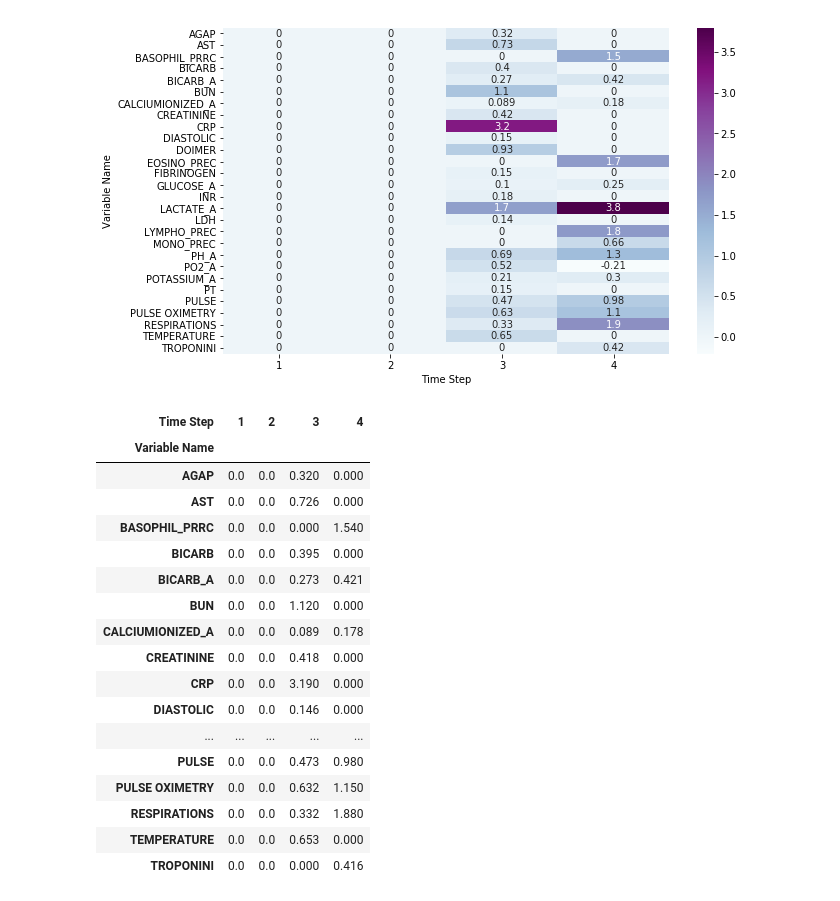
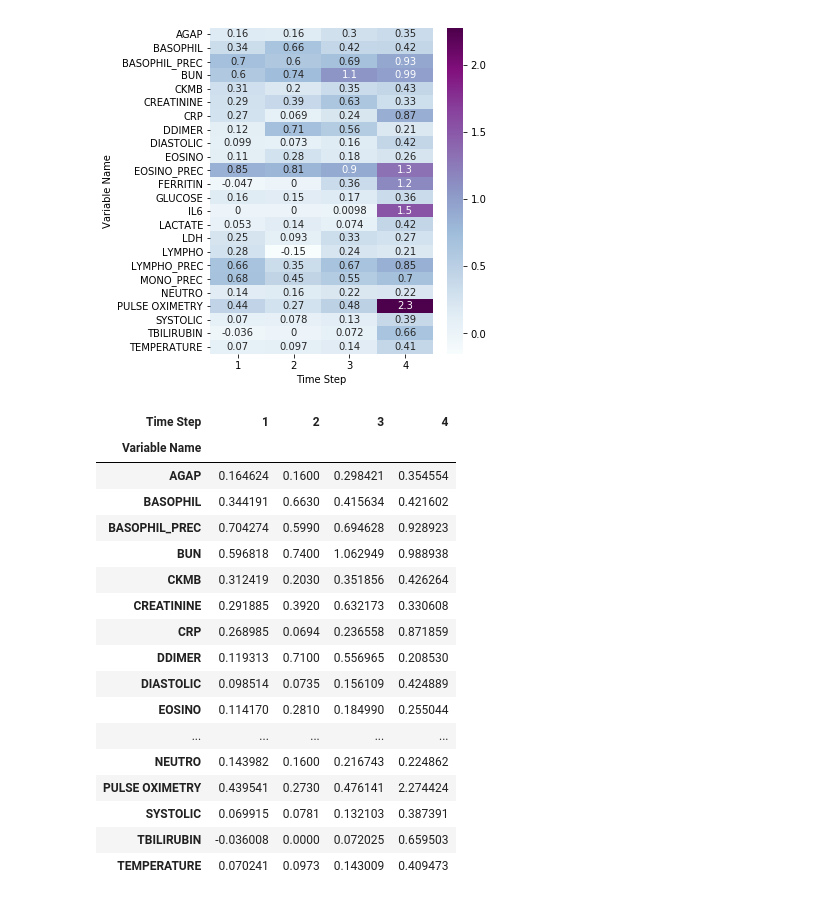
Before and after one commit to Tingyiwanyan/Contrastive_Learning_For_Covid, a Jupyter notebook: draw_heat_map.ipynb, the cells around one changed output. Drawn from its saved outputs; the diff is of its cells as text; code cells hidden in the pictures.

```diff
--- a/draw_heat_map.ipynb
+++ b/draw_heat_map.ipynb
@@ -4,30 +4,30 @@ import numpy as np
 import matplotlib.pyplot as plt
 # %%
 import pandas as pd
-heat = pd.read_csv("Heat_map_cl_death_24 .csv")
+heat = pd.read_csv("ave_heat_death_map_cl .csv")
 heat_map = heat.pivot("Variable Name","Time Step","Positive Contribute Value")
-fig = plt.figure(figsize=(10,6))
+fig = plt.figure(figsize=(5,6))
 heat_ = sns.heatmap(heat_map,annot=True,cmap='BuPu')
 # %% [output]
-[figure, old version]
+[figure, new version]
 # %%
 heat_map
 # %% [output]
 | Time Step | 1 | 2 | 3 | 4 |
 | Variable Name |  |  |  |  |
-| AGAP | 0.0 | 0.0 | 0.320 | 0.000 |
-| AST | 0.0 | 0.0 | 0.726 | 0.000 |
-| BASOPHIL_PRRC | 0.0 | 0.0 | 0.000 | 1.540 |
-| BICARB | 0.0 | 0.0 | 0.395 | 0.000 |
-| BICARB_A | 0.0 | 0.0 | 0.273 | 0.421 |
-| BUN | 0.0 | 0.0 | 1.120 | 0.000 |
-| CALCIUMIONIZED_A | 0.0 | 0.0 | 0.089 | 0.178 |
-| CREATININE | 0.0 | 0.0 | 0.418 | 0.000 |
-| CRP | 0.0 | 0.0 | 3.190 | 0.000 |
-| DIASTOLIC | 0.0 | 0.0 | 0.146 | 0.000 |
+| AGAP | 0.164624 | 0.1600 | 0.298421 | 0.354554 |
+| BASOPHIL | 0.344191 | 0.6630 | 0.415634 | 0.421602 |
+| BASOPHIL_PREC | 0.704274 | 0.5990 | 0.694628 | 0.928923 |
+| BUN | 0.596818 | 0.7400 | 1.062949 | 0.988938 |
+| CKMB | 0.312419 | 0.2030 | 0.351856 | 0.426264 |
+| CREATININE | 0.291885 | 0.3920 | 0.632173 | 0.330608 |
+| CRP | 0.268985 | 0.0694 | 0.236558 | 0.871859 |
+| DDIMER | 0.119313 | 0.7100 | 0.556965 | 0.208530 |
+| DIASTOLIC | 0.098514 | 0.0735 | 0.156109 | 0.424889 |
+| EOSINO | 0.114170 | 0.2810 | 0.184990 | 0.255044 |
 | ... | ... | ... | ... | ... |
-| PULSE | 0.0 | 0.0 | 0.473 | 0.980 |
-| PULSE OXIMETRY | 0.0 | 0.0 | 0.632 | 1.150 |
-| RESPIRATIONS | 0.0 | 0.0 | 0.332 | 1.880 |
-| TEMPERATURE | 0.0 | 0.0 | 0.653 | 0.000 |
-| TROPONINI | 0.0 | 0.0 | 0.000 | 0.416 |
+| NEUTRO | 0.143982 | 0.1600 | 0.216743 | 0.224862 |
+| PULSE OXIMETRY | 0.439541 | 0.2730 | 0.476141 | 2.274424 |
+| SYSTOLIC | 0.069915 | 0.0781 | 0.132103 | 0.387391 |
+| TBILIRUBIN | -0.036008 | 0.0000 | 0.072025 | 0.659503 |
+| TEMPERATURE | 0.070241 | 0.0973 | 0.143009 | 0.409473 |
```
Also changed, not shown: 2 other files.
